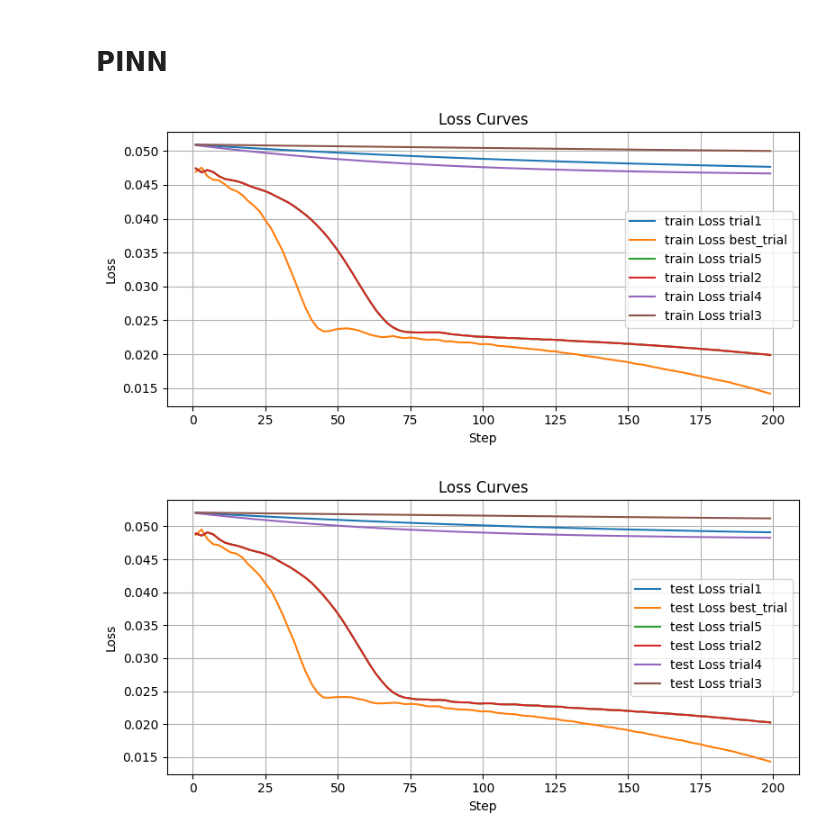
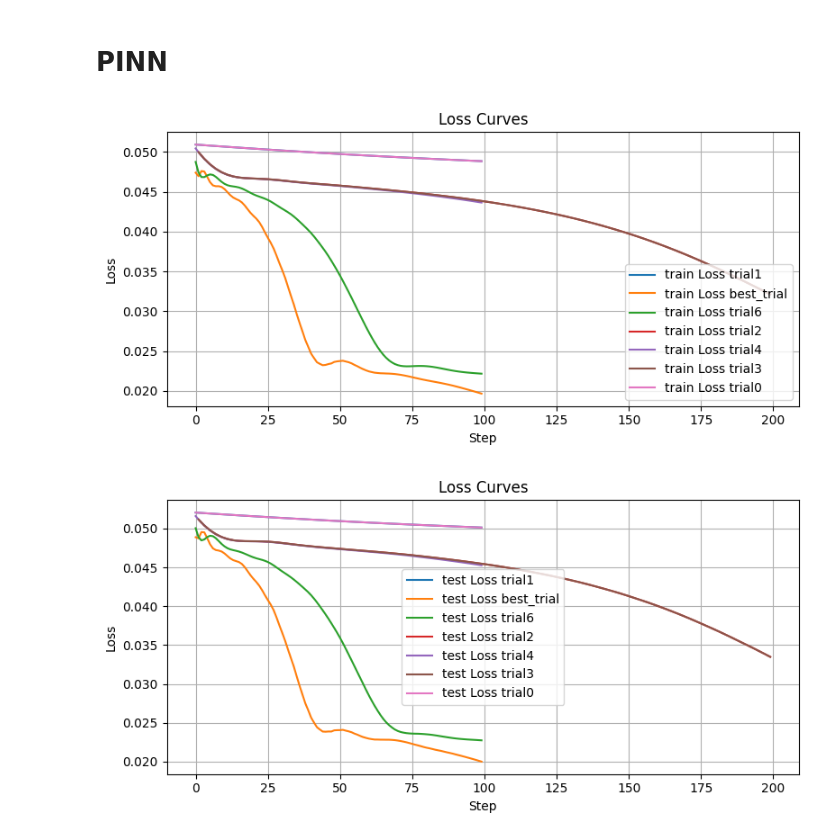
Before and after one commit to claudia181/PinnsStudy, a Jupyter notebook: step0.ipynb, the cells around one changed output. Drawn from its saved outputs; the diff is of its cells as text; code cells hidden in the pictures.

```diff
--- a/step0.ipynb
+++ b/step0.ipynb
@@ -401,7 +401,7 @@ Activation Function: Tanh()
 # %% [markdown]
 # PINN
 # %%
-path = "models/step0/AllenCahnSingle0/PINNfullAAAA"
+path = "models/step0/AllenCahnSingle0/PINNfullA"
 
 subdirs = []
 for entry_name in os.listdir(path):
@@ -416,35 +416,35 @@ selection = [
         "trial3",
         "trial4",
         "trial5",
         "trial6",
         "trial7",
         "trial8",
         "trial9",
         "trial10",
         "trial11",
         "trial12",
         "trial13",
         "trial14",
         "trial15",
         "trial16",
         "trial17",
         "trial18",
         "trial19",
         "trial20",
         "best_trial"
         ]
 
 labels = [trial for trial in os.listdir(path) if trial in selection]
 filepaths=[os.path.join(path, trial) + "/train_stats.npy" for trial in subdirs if trial in selection]
 
 plot_model_stats(filepaths=filepaths, labels=labels, to_plot=["train"])
 
 filepaths=[os.path.join(path, trial) + "/test_stats.npy" for trial in subdirs if trial in selection]
 
 plot_model_stats(filepaths=filepaths, labels=labels, to_plot=["test"])
 # %% [output]
-[figure, old version]
+[figure, new version]
-[figure, old version]
+[figure, new version]
 # %%
 path = "models/step0/AllenCahnSingle0/PINNfullA"
 best_trial = "best_trial"
```
Also changed, not shown: parts of 21 cells of this notebook, 4 other files.
